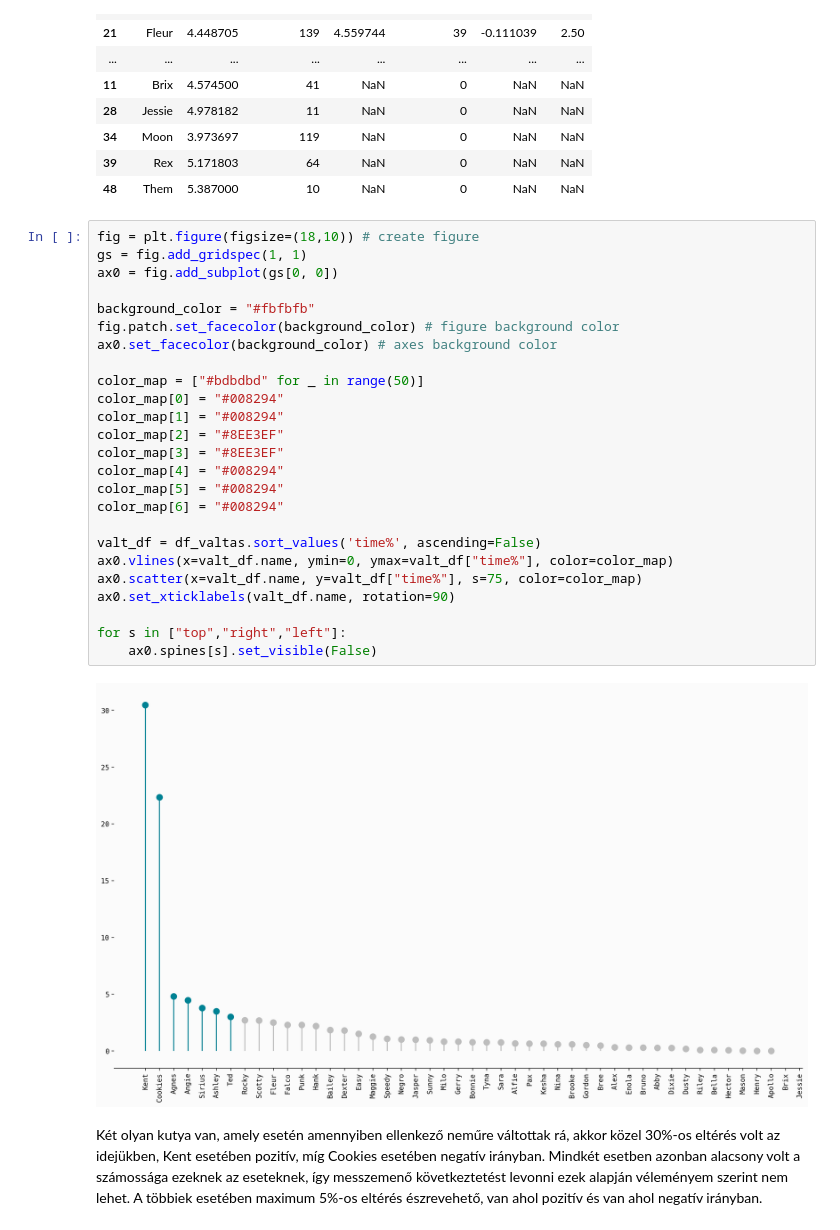
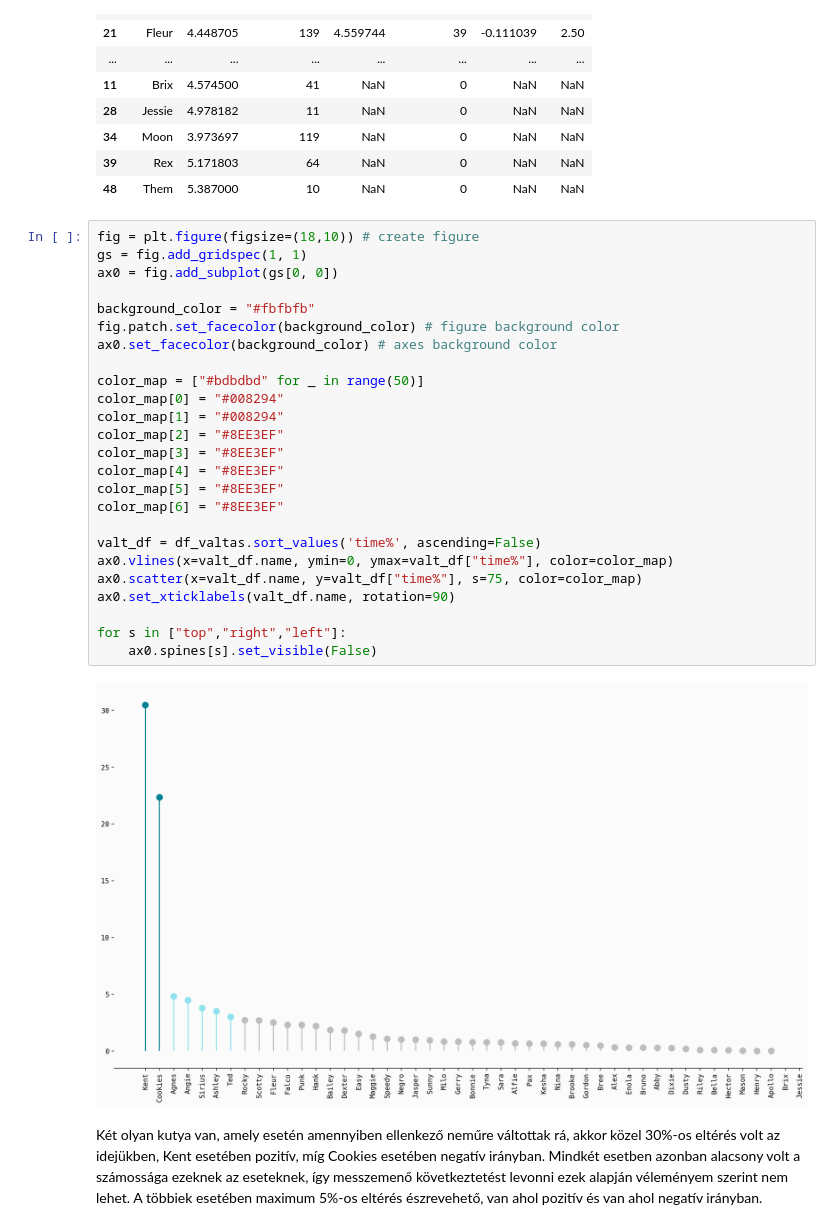
Before and after one commit to datavers/FlyBall, a Jupyter notebook: Flyball.ipynb, the cells around one changed output. Cells and saved outputs as stored; diff of their text form.

```diff
--- a/Flyball.ipynb
+++ b/Flyball.ipynb
@@ -1735,30 +1715,30 @@ df_valtas.sort_values('time%', ascending=False)
 # %%
 fig = plt.figure(figsize=(18,10)) # create figure
 gs = fig.add_gridspec(1, 1)
 ax0 = fig.add_subplot(gs[0, 0])
 
 background_color = "#fbfbfb"
 fig.patch.set_facecolor(background_color) # figure background color
 ax0.set_facecolor(background_color) # axes background color
 
 color_map = ["#bdbdbd" for _ in range(50)]
 color_map[0] = "#008294"
 color_map[1] = "#008294"
 color_map[2] = "#8EE3EF"
 color_map[3] = "#8EE3EF"
-color_map[4] = "#008294"
-color_map[5] = "#008294"
-color_map[6] = "#008294"
+color_map[4] = "#8EE3EF"
+color_map[5] = "#8EE3EF"
+color_map[6] = "#8EE3EF"
 
 valt_df = df_valtas.sort_values('time%', ascending=False)
 ax0.vlines(x=valt_df.name, ymin=0, ymax=valt_df["time%"], color=color_map)
 ax0.scatter(x=valt_df.name, y=valt_df["time%"], s=75, color=color_map)
 ax0.set_xticklabels(valt_df.name, rotation=90)
 
 for s in ["top","right","left"]:
     ax0.spines[s].set_visible(False)
 # %% [output]
-[figure, old version]
+[figure, new version]
 # %% [markdown]
 Két olyan kutya van, amely esetén amennyiben ellenkező neműre váltottak rá, akkor közel 30%-os eltérés volt az idejükben, Kent esetében pozitív, míg Cookies esetében negatív irányban. Mindkét esetben azonban alacsony volt a számossága ezeknek az eseteknek, így messzemenő következtetést levonni ezek alapján véleményem szerint nem lehet.
 A többiek esetében maximum 5%-os eltérés észrevehető, van ahol pozitív és van ahol negatív irányban.
```
Also changed, not shown: parts of 1 cell of this notebook.
